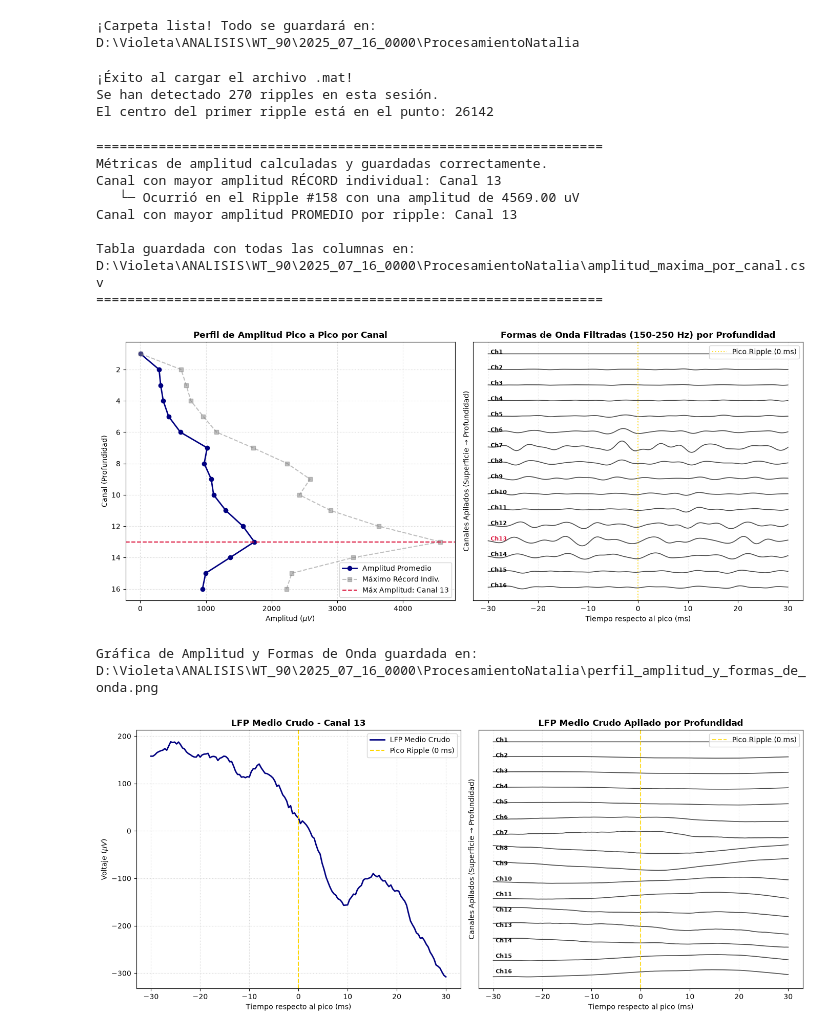
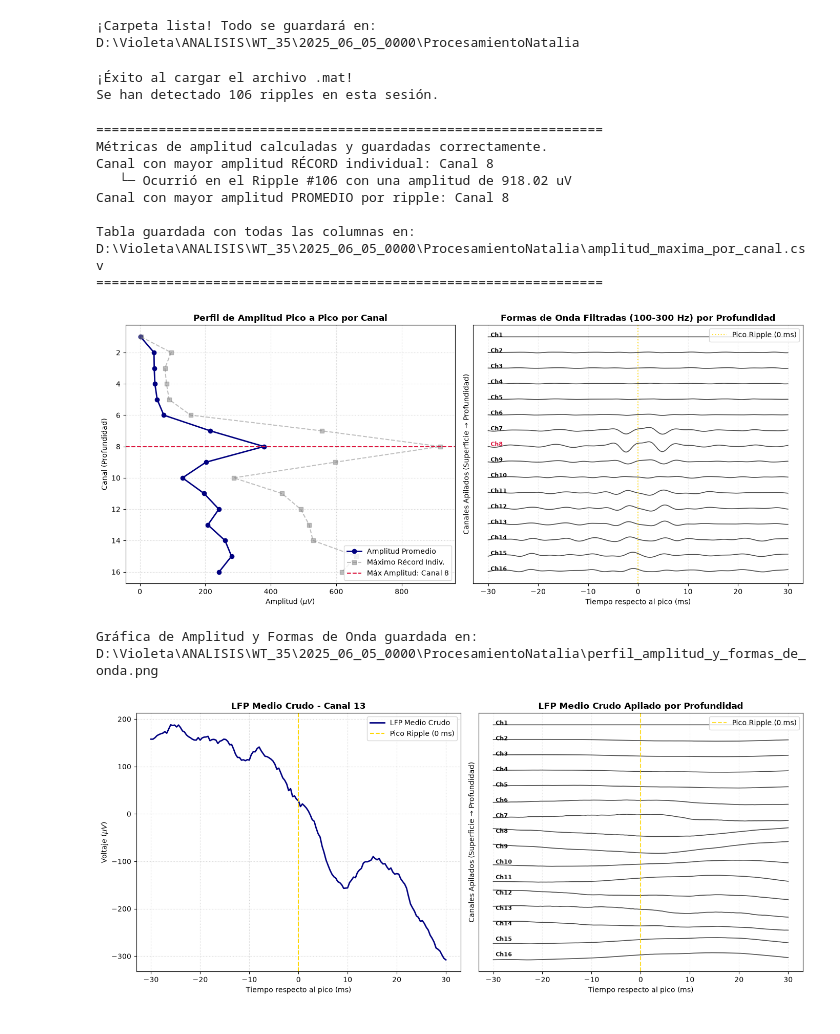
Before and after one commit to nataliasanamo-hue/NPproyect, a Jupyter notebook: CSD_ripples.ipynb, the cells around one changed output. Drawn from its saved outputs; the diff is of its cells as text; code cells hidden in the pictures.

```diff
--- a/CSD_ripples.ipynb
+++ b/CSD_ripples.ipynb
@@ -26,7 +26,7 @@ n_channels = 16 # Número de canales del probe
 fs = 2500       # Frecuencia de muestreo (Hz)
 
 # 2. CARGAR EL ARCHIVO DE DATOS
-carpeta_sesion = Path(r"D:\Violeta\ANALISIS\WT_90\2025_07_16_0000")
+carpeta_sesion = Path(r"D:\Violeta\ANALISIS\WT_35\2025_06_05_0000")
 
 archivo_lfp_dat = carpeta_sesion / "LFP_downsampled.dat"
 archivo_ripple_analysis = carpeta_sesion / "analyset" / "rippleAnalysis.mat"
@@ -96,28 +96,33 @@ carpeta_resultados.mkdir(exist_ok=True)
 print(f"¡Carpeta lista! Todo se guardará en:\n{carpeta_resultados}")
 # %% [output]
 ¡Carpeta lista! Todo se guardará en:
-D:\Violeta\ANALISIS\WT_90\2025_07_16_0000\ProcesamientoNatalia
+D:\Violeta\ANALISIS\WT_35\2025_06_05_0000\ProcesamientoNatalia
 # %%
 # 5. SELECCIÓN DE LOS RIPPLE DETECTADOS
 # Cargar el el archivo .mat que contiene la estructura rippleAnalysis
 with h5py.File(archivo_ripple_analysis, 'r') as f:
-    # Acceder a la estructura rippleAnalysis y extraer iRipsMiddle
-    picos_matlab = f['rippleAnalysis']['iRipSMiddle'][:]
+    # Acceder a la estructura rippleAnalysis y extraer iRipS
+    # Transponer con .T porque h5py invierte el orden de las dimensiones
+    irips_matlab = f['rippleAnalysis']['iRipS'][:].T
 
-# Extraer la variable iRipsMiddle y le restamos 1 para ajustar a Python (base 0)
-# Se usa .flatten() para convertirlo en una lista simple de números
-picos_ripples = picos_matlab.flatten().astype(int) - 1
-num_ripples = len(picos_ripples)
+# Convertir a enteros y le restamos 1 para ajustar a Python (base 0)
+irips_python = irips_matlab.astype(int) - 1
+num_ripples = len(irips_python)
 
 print(f"¡Éxito al cargar el archivo .mat!")
 print(f"Se han detectado {num_ripples} ripples en esta sesión.")
-print(f"El centro del primer ripple está en el punto: {picos_ripples[0]}")
 # %% [output]
 ¡Éxito al cargar el archivo .mat!
-Se han detectado 270 ripples en esta sesión.
-El centro del primer ripple está en el punto: 26142
+Se han detectado 106 ripples en esta sesión.
 # %%
 # 6. CÁLCULO DE AMPLITUD MÁXIMA DE RIPPLE POR CANAL Y RIPPLE MEDIO
+# Aplicar filtro para aislar banda ripple (100-300 Hz)
+f_low, f_high = 100, 300
+sos_ripple = butter(4, [f_low, f_high], btype='band', fs=fs, output='sos')
+
+# Filtrar la matriz completa de datos antes de recortar los ripples
+datos_filtrados = sosfiltfilt(sos_ripple, datos_matriz, axis=0)
+
 # Definir la ventana de 30 ms (75 puntos a 2500 Hz)
 ventana_ms = 30
 puntos_ventana = int((ventana_ms / 1000) * fs)  # 75 puntos a cada lado del centro
@@ -128,15 +133,31 @@ tiempo = np.linspace(-ventana_ms, ventana_ms, longitud_segmento)
 
 # Recortar los ripples de la matriz de LFP
 lista_ripples = []
+picos_centrados = []
 
-for pico in picos_ripples:
-    inicio = pico - puntos_ventana
-    fin = pico + puntos_ventana + 1
+for inicio, fin in irips_python:
+    # Extraer el segmento original de la señal FILTRADA
+    segmento_orig = datos_filtrados[inicio:fin, :]
 
-    # Asegurarse de que el segmento no se salga de los límites de la matriz de datos
-    if inicio >= 0 and fin <= puntos_de_tiempo:
-        segmento = datos_matriz[inicio:fin, :]  # (151 puntos, 16 canales)
-        lista_ripples.append(segmento)
+    if segmento_orig.shape[0] > 0:
+        # Encontrar el canal con mayor amplitud máxima
+        amplitud_por_canal = np.max(np.abs(segmento_orig), axis=0)
+        canal_maximo = np.argmax(amplitud_por_canal)
+
+        # Encontrar el pico máximo absoluto en la señal filtrada de ese canal
+        pico_relativo = np.argmax(np.abs(segmento_orig[:, canal_maximo]))
+        idx_pico_global = inicio + pico_relativo  # Índice global en la señal
+
+        # Redefinir la ventana +/- 30 ms
+        nuevo_inicio = idx_pico_global - puntos_ventana
+        nuevo_fin = idx_pico_global + puntos_ventana + 1
+
+        # Guardar el recorte del LFP
+        if nuevo_inicio >= 0 and nuevo_fin <= puntos_de_tiempo:
+            # Se recortan 'datos_filtrados' para que los ripples ya estén limpios
+            segmento_centrado = datos_filtrados[nuevo_inicio:nuevo_fin, :]
+            lista_ripples.append(segmento_centrado)
+            picos_centrados.append(idx_pico_global) # Se guarda la posición del pico
 
 # Convertir a un array de numpy para facilitar los cálculos
 matriz_ripples = np.array(lista_ripples)  # (270 ripples, 151 puntos de tiempo, 16 canales)
@@ -183,20 +204,15 @@ print("="*65)
 # %% [output]
 =================================================================
 Métricas de amplitud calculadas y guardadas correctamente.
-Canal con mayor amplitud RÉCORD individual: Canal 13
-   └─ Ocurrió en el Ripple #158 con una amplitud de 4569.00 uV
-Canal con mayor amplitud PROMEDIO por ripple: Canal 13
+Canal con mayor amplitud RÉCORD individual: Canal 8
+   └─ Ocurrió en el Ripple #106 con una amplitud de 918.02 uV
+Canal con mayor amplitud PROMEDIO por ripple: Canal 8
 
 Tabla guardada con todas las columnas en:
-D:\Violeta\ANALISIS\WT_90\2025_07_16_0000\ProcesamientoNatalia\amplitud_maxima_por_canal.csv
+D:\Violeta\ANALISIS\WT_35\2025_06_05_0000\ProcesamientoNatalia\amplitud_maxima_por_canal.csv
 =================================================================
 # %%
 # FIGURA PARA AMPLITUD Y FORMAS DE ONDA
-# Se filtra el Ripple Medio en la banda ripple para revelar las ondas rápidas
-f_low, f_high = 100, 300
-sos_ripple = butter(4, [f_low, f_high], btype='band', fs=fs, output='sos')
-ripple_medio_filtrado = sosfiltfilt(sos_ripple, ripple_medio, axis=0)
-
 plt.figure(figsize=(14, 6))
 
 # --- SUBPLOT A: PERFIL DE AMPLITUD PICO A PICO POR CANAL ---
@@ -222,39 +238,39 @@ plt.legend(loc='lower right')
 # --- SUBPLOT B: FORMAS DE ONDA CORREGIDAS (TRACE PLOT) ---
 plt.subplot(1, 2, 2)
 
 # Se escala el desplazamiento entre trazas según la amplitud de la oscilación
-amp_oscilacion = np.max(np.abs(ripple_medio_filtrado))
+amp_oscilacion = np.max(np.abs(ripple_medio))
 offset = amp_oscilacion * 2.5
 
 for ch in range(n_channels):
     canal_num = ch + 1
-    traza = ripple_medio_filtrado[:, ch] - (ch * offset)
+    traza = ripple_medio[:, ch] - (ch * offset)
 
     plt.plot(tiempo, traza, color='black', alpha=0.7, linewidth=1.2)
 
     plt.text(-29.5, -ch * offset, f'Ch{canal_num}', fontsize=8, fontweight='bold',
              color='crimson' if canal_num == canal_top_amp else 'black')
 
 plt.axvline(x=0, color='gold', linestyle=':', alpha=0.8, label='Pico Ripple (0 ms)')
-plt.title('Formas de Onda Filtradas (150-250 Hz) por Profundidad', fontsize=12, fontweight='bold')
+plt.title('Formas de Onda Filtradas (100-300 Hz) por Profundidad', fontsize=12, fontweight='bold')
 plt.xlabel('Tiempo respecto al pico (ms)', fontsize=10)
 plt.ylabel('Canales Apilados (Superficie → Profundidad)', fontsize=10)
 plt.yticks([])
 plt.grid(True, linestyle=':', alpha=0.3)
 plt.legend(loc='upper right')
 
 plt.tight_layout()
 
 # Guardar la figura en la carpeta ProcesamientoNatalia
 ruta_figura_amp = carpeta_resultados / "perfil_amplitud_y_formas_de_onda.png"
 plt.savefig(ruta_figura_amp, dpi=300)
 plt.show()
 
 print(f"Gráfica de Amplitud y Formas de Onda guardada en:\n{ruta_figura_amp}")
 # %% [output]
-[figure, old version]
+[figure, new version]
 Gráfica de Amplitud y Formas de Onda guardada en:
-D:\Violeta\ANALISIS\WT_90\2025_07_16_0000\ProcesamientoNatalia\perfil_amplitud_y_formas_de_onda.png
+D:\Violeta\ANALISIS\WT_35\2025_06_05_0000\ProcesamientoNatalia\perfil_amplitud_y_formas_de_onda.png
 # %%
 '''
 # =====================================================================
```
Also changed, not shown: parts of 6 cells of this notebook.
